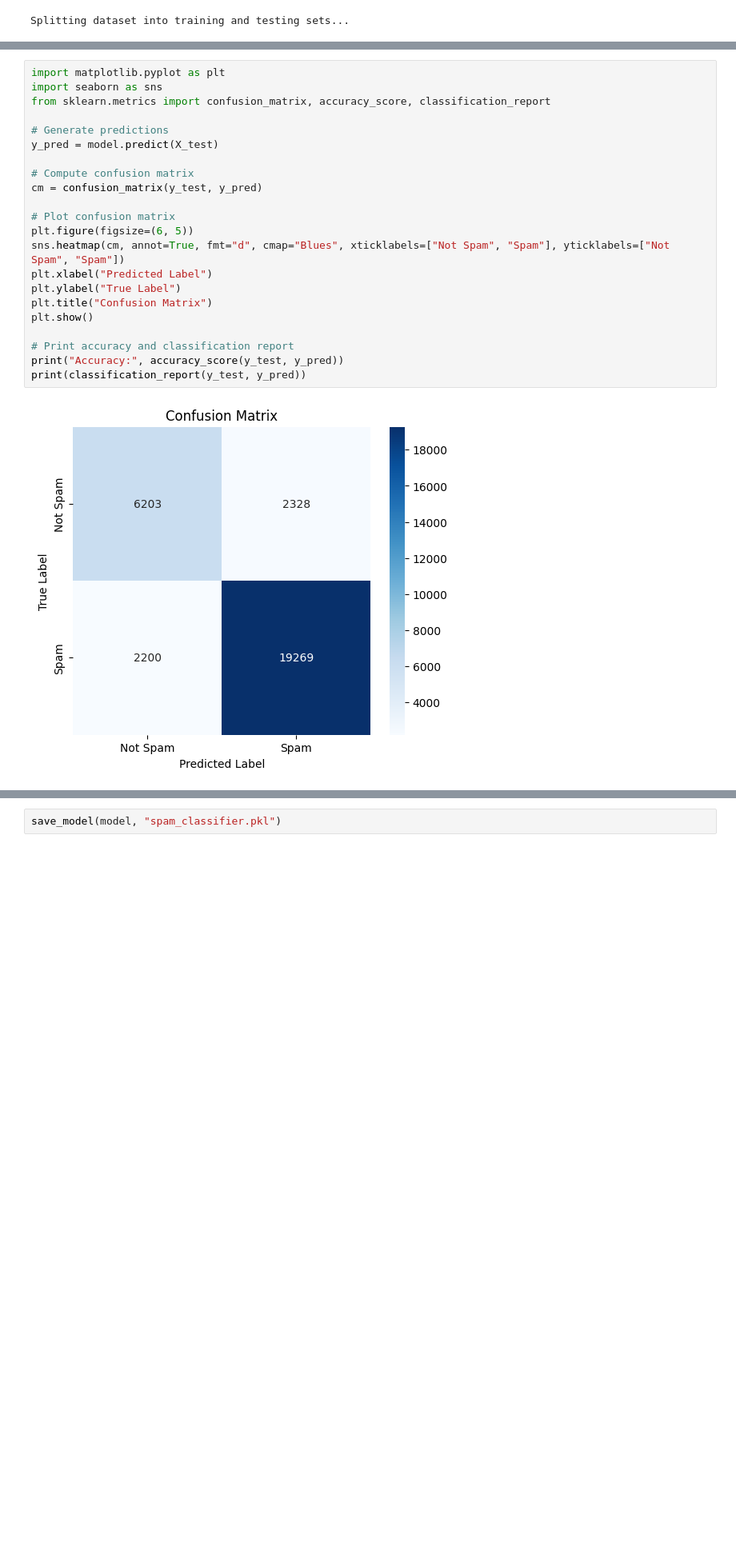
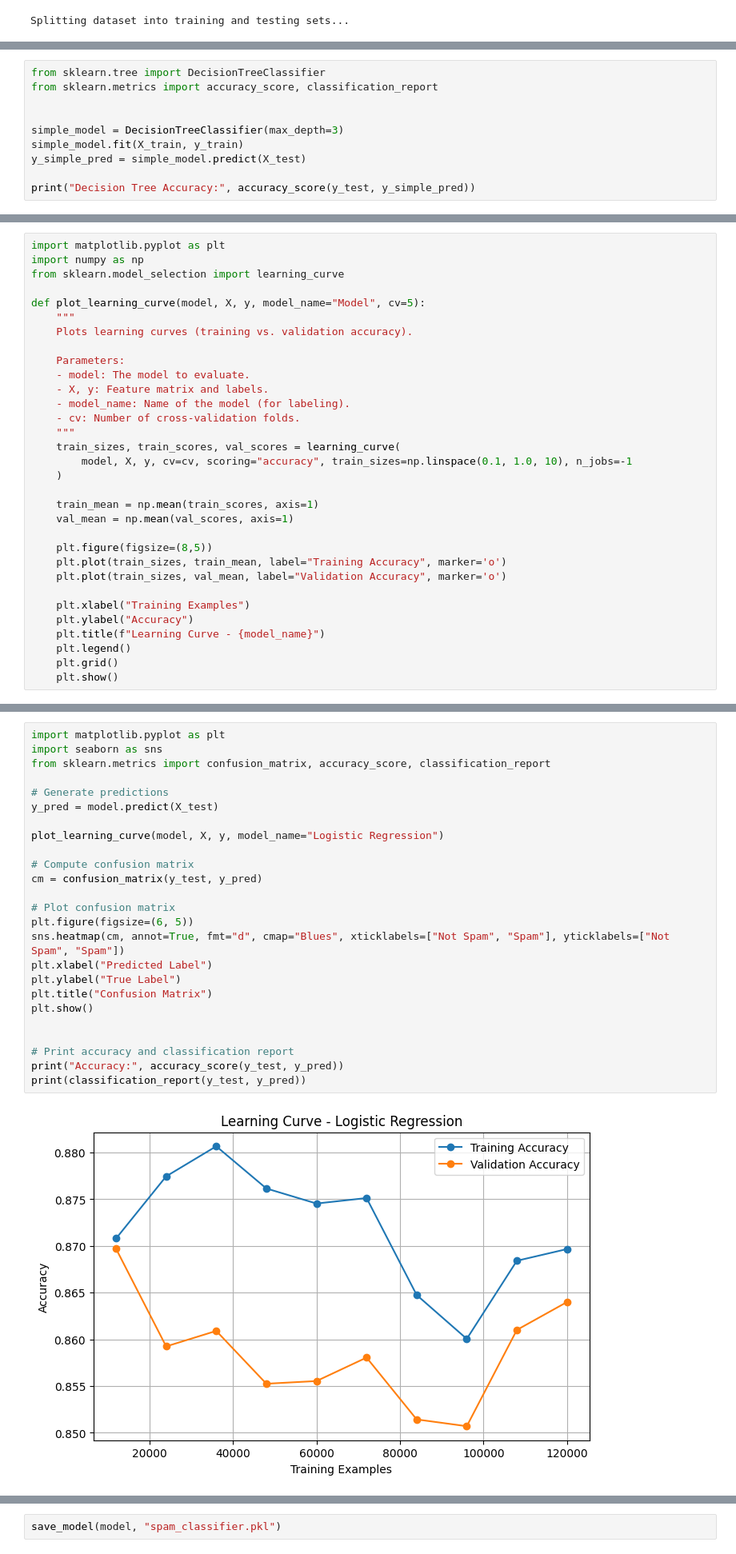
Before and after one commit to Olakunle64/Email_Threat_Detection_AI, a Jupyter notebook: notebooks/machine_learning2.ipynb, the cells around one changed output, grey strips where cells are left out. Shown: that part at 80% size. Drawn from its saved outputs; the diff is of its cells as text; blank space fills up the shorter version.

```diff
--- a/notebooks/machine_learning2.ipynb
+++ b/notebooks/machine_learning2.ipynb
@@ -870,0 +760,10 @@ weighted avg       0.83      0.71      0.72     30000
+# %%
+from sklearn.tree import DecisionTreeClassifier
+from sklearn.metrics import accuracy_score, classification_report
+
+
+simple_model = DecisionTreeClassifier(max_depth=3)
+simple_model.fit(X_train, y_train)
+y_simple_pred = simple_model.predict(X_test)
+
+print("Decision Tree Accuracy:", accuracy_score(y_test, y_simple_pred))
@@ -911,4 +841,36 @@ Accuracy: 0.8683666666666666
 weighted avg       0.87      0.87      0.87     30000
+# %%
+import matplotlib.pyplot as plt
+import numpy as np
+from sklearn.model_selection import learning_curve
+
+def plot_learning_curve(model, X, y, model_name="Model", cv=5):
+    """
+    Plots learning curves (training vs. validation accuracy).
+
+    Parameters:
+    - model: The model to evaluate.
+    - X, y: Feature matrix and labels.
+    - model_name: Name of the model (for labeling).
+    - cv: Number of cross-validation folds.
+    """
+    train_sizes, train_scores, val_scores = learning_curve(
+        model, X, y, cv=cv, scoring="accuracy", train_sizes=np.linspace(0.1, 1.0, 10), n_jobs=-1
+    )
+
+    train_mean = np.mean(train_scores, axis=1)
+    val_mean = np.mean(val_scores, axis=1)
+
+    plt.figure(figsize=(8,5))
+    plt.plot(train_sizes, train_mean, label="Training Accuracy", marker='o')
+    plt.plot(train_sizes, val_mean, label="Validation Accuracy", marker='o')
+
+    plt.xlabel("Training Examples")
+    plt.ylabel("Accuracy")
+    plt.title(f"Learning Curve - {model_name}")
+    plt.legend()
+    plt.grid()
+    plt.show()
 # %% [markdown]
 ## 🎯 Evaluating Model Performance with a Confusion Matrix
 
@@ -929,24 +891,27 @@ A **confusion matrix** provides a detailed breakdown of how well the model class
 # %%
 import matplotlib.pyplot as plt
 import seaborn as sns
 from sklearn.metrics import confusion_matrix, accuracy_score, classification_report
 
 # Generate predictions
 y_pred = model.predict(X_test)
+
+plot_learning_curve(model, X, y, model_name="Logistic Regression")
 
 # Compute confusion matrix
 cm = confusion_matrix(y_test, y_pred)
 
 # Plot confusion matrix
 plt.figure(figsize=(6, 5))
 sns.heatmap(cm, annot=True, fmt="d", cmap="Blues", xticklabels=["Not Spam", "Spam"], yticklabels=["Not Spam", "Spam"])
 plt.xlabel("Predicted Label")
 plt.ylabel("True Label")
 plt.title("Confusion Matrix")
 plt.show()
 
+
 # Print accuracy and classification report
 print("Accuracy:", accuracy_score(y_test, y_pred))
 print(classification_report(y_test, y_pred))
 # %% [output]
-[figure, old version]
+[figure, new version]
```
Also changed, not shown: parts of 16 cells of this notebook, 1 other file.
